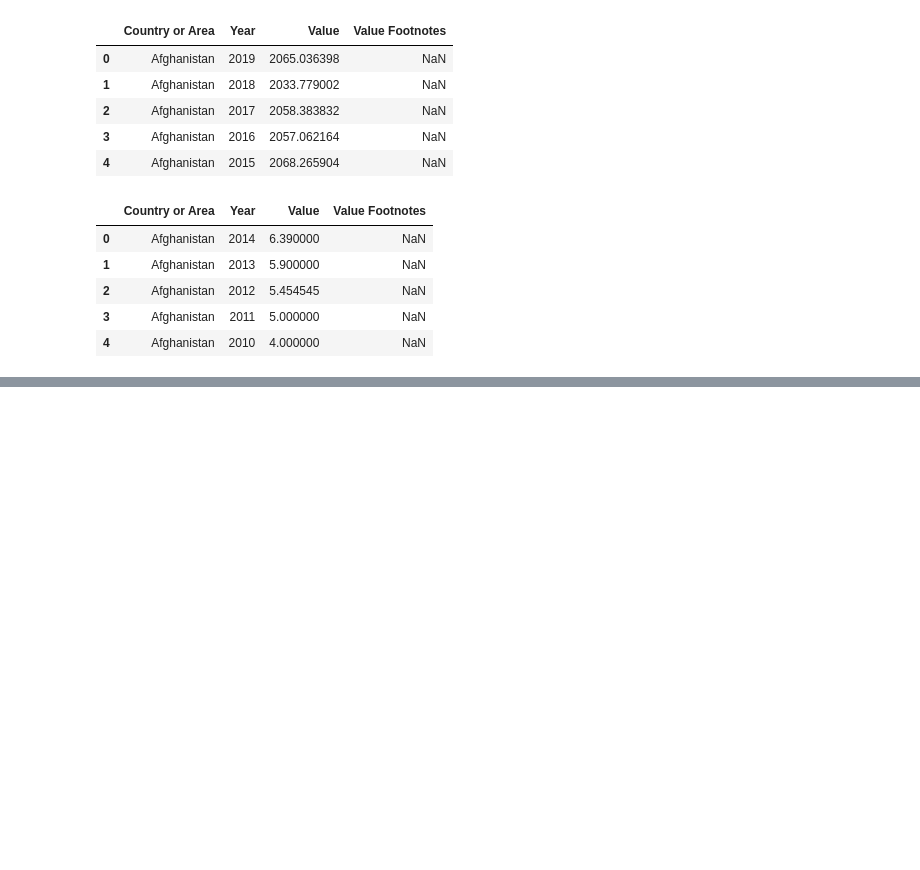
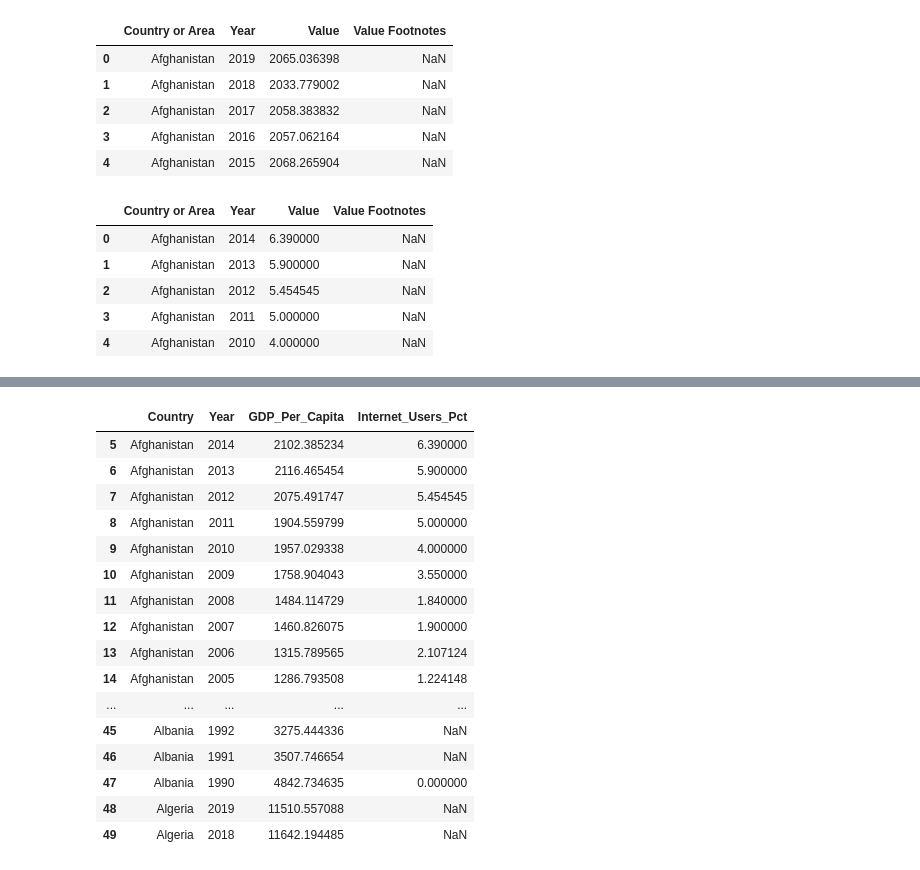
Before and after one commit to ABscott94/gdp_internet_usage_python, a Jupyter notebook: notebooks/gdp-internet-un-notebook.ipynb, the cells around one changed output, grey strips where cells are left out. Drawn from its saved outputs; the diff is of its cells as text; code cells hidden in the pictures; blank space fills up the shorter version.

Commit message:
Verifying correct data on merged database #13

```diff
--- a/notebooks/gdp-internet-un-notebook.ipynb
+++ b/notebooks/gdp-internet-un-notebook.ipynb
@@ -36,0 +140,3 @@ internet_df.head()
+# %%
+internet_df_one = internet_df.drop(columns = ['Value Footnotes'])
+internet_df_one
@@ -36,0 +157,3 @@ internet_df.head()
+# %%
+gdp_df_two = gdp_df_one.rename(columns = {'Country or Area':'Country','Value':'GDP_Per_Capita'})
+gdp_df_two
@@ -36,0 +174,3 @@ internet_df.head()
+# %%
+internet_df_two = internet_df_one.rename(columns = {'Country or Area':'Country', 'Value':'Internet_Users_Pct'})
+internet_df_two
@@ -36,0 +191,3 @@ internet_df.head()
+# %%
+gdp_and_internet_use = pd.merge(gdp_df_two, internet_df_two, on = ['Country', 'Year'], how = 'left')
+gdp_and_internet_use
@@ -36,0 +208,20 @@ internet_df.head()
+# %%
+gdp_and_internet_use[5:50]
+# %% [output]
+|  | Country | Year | GDP_Per_Capita | Internet_Users_Pct |
+| 5 | Afghanistan | 2014 | 2102.385234 | 6.390000 |
+| 6 | Afghanistan | 2013 | 2116.465454 | 5.900000 |
+| 7 | Afghanistan | 2012 | 2075.491747 | 5.454545 |
+| 8 | Afghanistan | 2011 | 1904.559799 | 5.000000 |
+| 9 | Afghanistan | 2010 | 1957.029338 | 4.000000 |
+| 10 | Afghanistan | 2009 | 1758.904043 | 3.550000 |
+| 11 | Afghanistan | 2008 | 1484.114729 | 1.840000 |
+| 12 | Afghanistan | 2007 | 1460.826075 | 1.900000 |
+| 13 | Afghanistan | 2006 | 1315.789565 | 2.107124 |
+| 14 | Afghanistan | 2005 | 1286.793508 | 1.224148 |
+| ... | ... | ... | ... | ... |
+| 45 | Albania | 1992 | 3275.444336 | NaN |
+| 46 | Albania | 1991 | 3507.746654 | NaN |
+| 47 | Albania | 1990 | 4842.734635 | 0.000000 |
+| 48 | Algeria | 2019 | 11510.557088 | NaN |
+| 49 | Algeria | 2018 | 11642.194485 | NaN |
```
Also changed, not shown: parts of 14 cells of this notebook.
